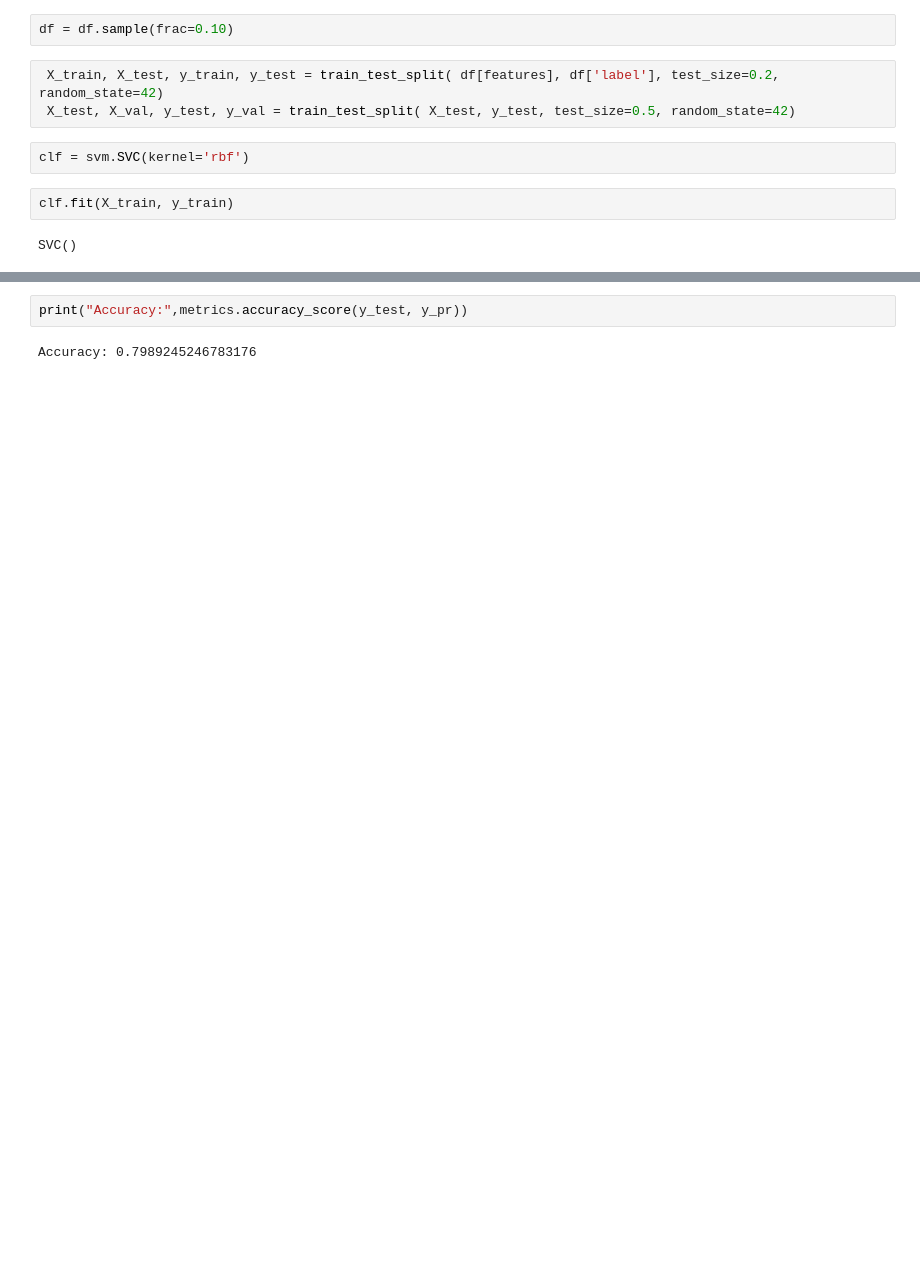
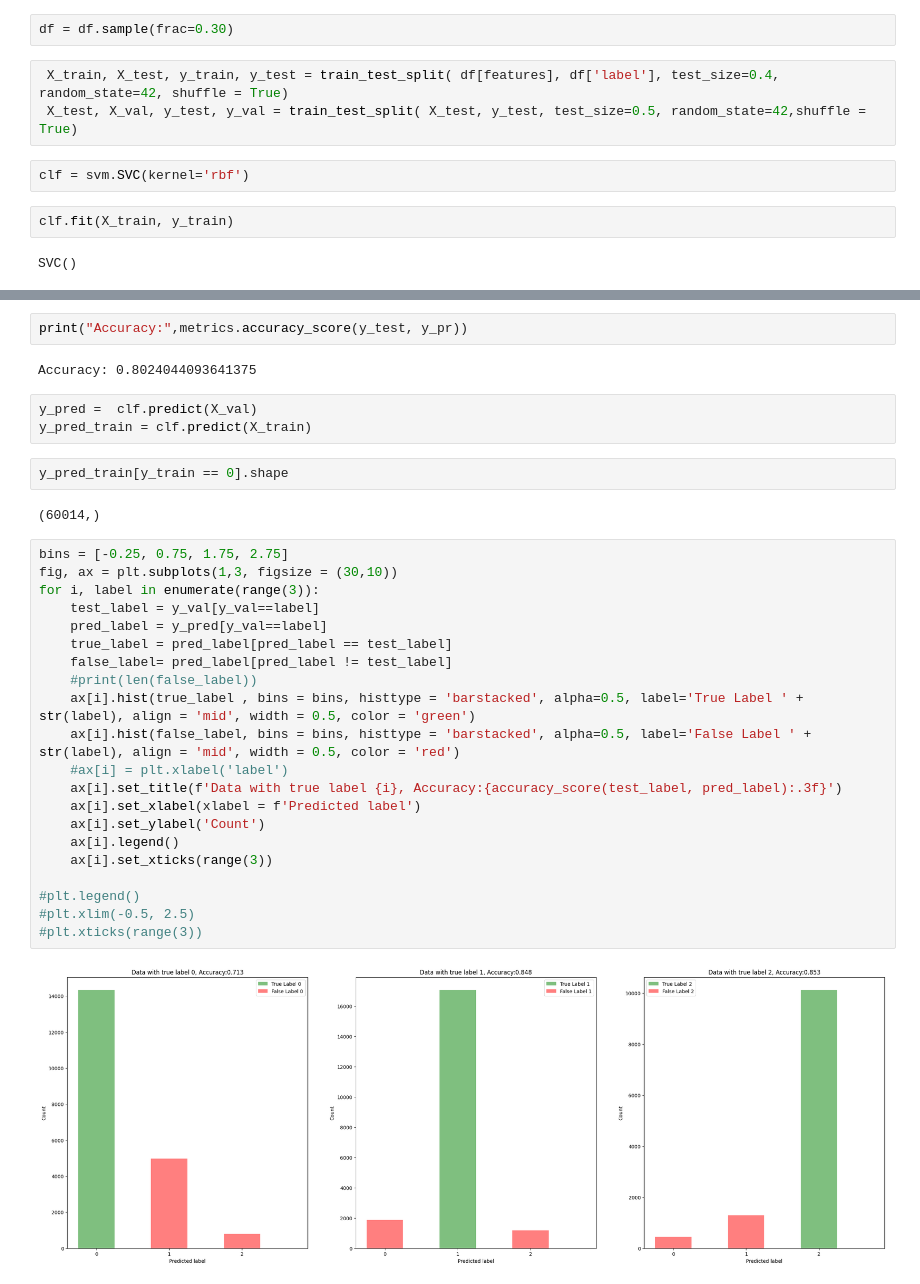
Before and after one commit to NiklasD/ML_Seminar, a Jupyter notebook: notebooks/03-07_SVM.ipynb, the cells around one changed output, grey strips where cells are left out. Saved outputs shown, nothing was run; the diff lists cells and outputs as text; blank space fills up the shorter version.

```diff
--- a/notebooks/03-07_SVM.ipynb
+++ b/notebooks/03-07_SVM.ipynb
@@ -10,10 +12,10 @@ df =pd.read_pickle('../pickle_pd/pd_top_25.pkl')
 features = ['lep_pt_2','met_et','lep_pt_1','jet_n','lep_E_1','jet_pt_0','lep_eta_0','jet_pt_1','lep_pt_0','lep_E_2','lep_eta_1','lep_phi_1','lep_phi_0',
             'lep_ptcone30_1','lep_ptcone30_0','jet_eta_0','jet_m','lep_E_0','jet_eta_1','jet_pt_2','lep_pt_3','jet_E_0','lep_charge_1','lep_charge_0','lep_E_3']
 # %%
-df = df.sample(frac=0.10)
+df = df.sample(frac=0.30)
 # %%
- X_train, X_test, y_train, y_test = train_test_split( df[features], df['label'], test_size=0.2, random_state=42)
- X_test, X_val, y_test, y_val = train_test_split( X_test, y_test, test_size=0.5, random_state=42)
+ X_train, X_test, y_train, y_test = train_test_split( df[features], df['label'], test_size=0.4, random_state=42, shuffle = True)
+ X_test, X_val, y_test, y_val = train_test_split( X_test, y_test, test_size=0.5, random_state=42,shuffle = True)
 # %%
 clf = svm.SVC(kernel='rbf')
 # %%
@@ -28,4 +30,34 @@ print(y_pr.shape)
 # %%
 print("Accuracy:",metrics.accuracy_score(y_test, y_pr))
 # %% [output]
-Accuracy: 0.7989245246783176
+Accuracy: 0.8024044093641375
+# %%
+y_pred =  clf.predict(X_val)
+y_pred_train = clf.predict(X_train)
+# %%
+y_pred_train[y_train == 0].shape
+# %% [output]
+(60014,)
+# %%
+bins = [-0.25, 0.75, 1.75, 2.75]
+fig, ax = plt.subplots(1,3, figsize = (30,10))
+for i, label in enumerate(range(3)):
+    test_label = y_val[y_val==label]
+    pred_label = y_pred[y_val==label]
+    true_label = pred_label[pred_label == test_label]
+    false_label= pred_label[pred_label != test_label]
+    #print(len(false_label))
+    ax[i].hist(true_label , bins = bins, histtype = 'barstacked', alpha=0.5, label='True Label ' + str(label), align = 'mid', width = 0.5, color = 'green')
+    ax[i].hist(false_label, bins = bins, histtype = 'barstacked', alpha=0.5, label='False Label ' + str(label), align = 'mid', width = 0.5, color = 'red')
+    #ax[i] = plt.xlabel('label')
+    ax[i].set_title(f'Data with true label {i}, Accuracy:{accuracy_score(test_label, pred_label):.3f}')
+    ax[i].set_xlabel(xlabel = f'Predicted label')
+    ax[i].set_ylabel('Count')
+    ax[i].legend()
+    ax[i].set_xticks(range(3))
+
+#plt.legend()
+#plt.xlim(-0.5, 2.5)
+#plt.xticks(range(3))
+# %% [output]
+[figure, added]
```
Also changed, not shown: parts of 6 cells of this notebook, 11 other files.
